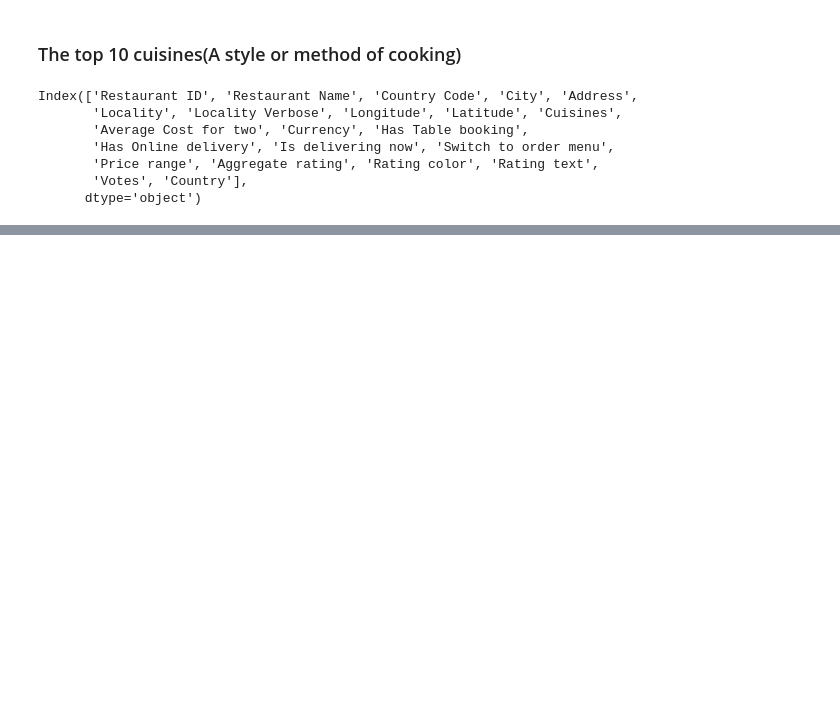
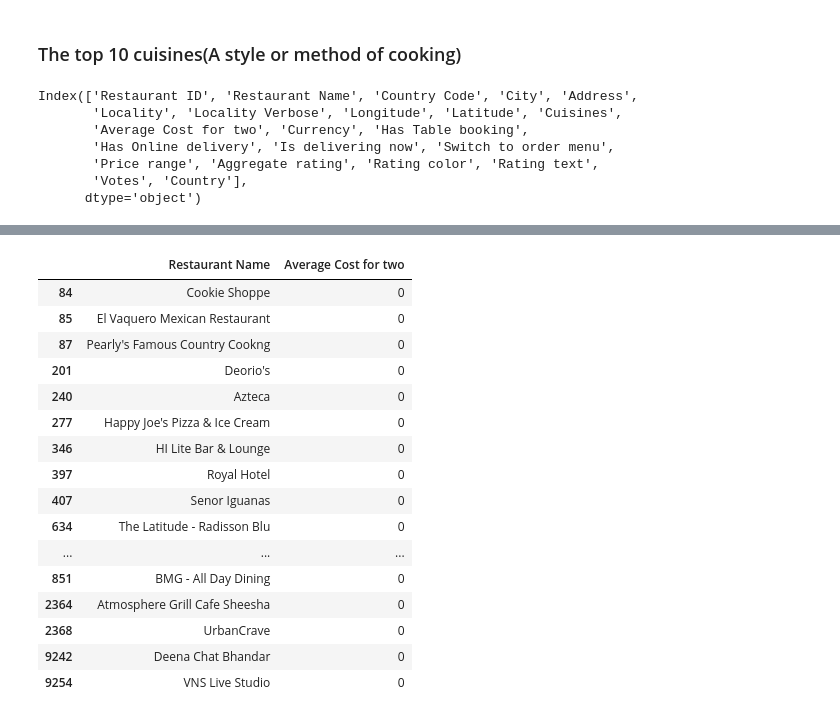
Before and after one commit to Ajayrajc1998/WEEK-10, a Jupyter notebook: WEEK 10.ipynb, the cells around one changed output, grey strips where cells are left out. Saved outputs shown, nothing was run; the diff lists cells and outputs as text; code cells hidden in the pictures; blank space fills up the shorter version.

```diff
--- a/WEEK 10.ipynb
+++ b/WEEK 10.ipynb
@@ -427,0 +441,3 @@ pd.DataFrame(a[:10])
+# %%
+a=final_df[['Restaurant Name','Average Cost for two']]
+a[a['Average Cost for two']==a['Average Cost for two'].max()]
@@ -427,0 +455,20 @@ pd.DataFrame(a[:10])
+# %%
+a[a['Average Cost for two']==a['Average Cost for two'].min()]
+# %% [output]
+|  | Restaurant Name | Average Cost for two |
+| 84 | Cookie Shoppe | 0 |
+| 85 | El Vaquero Mexican Restaurant | 0 |
+| 87 | Pearly's Famous Country Cookng | 0 |
+| 201 | Deorio's | 0 |
+| 240 | Azteca | 0 |
+| 277 | Happy Joe's Pizza & Ice Cream | 0 |
+| 346 | HI Lite Bar & Lounge | 0 |
+| 397 | Royal Hotel | 0 |
+| 407 | Senor Iguanas | 0 |
+| 634 | The Latitude - Radisson Blu | 0 |
+| ... | ... | ... |
+| 851 | BMG - All Day Dining | 0 |
+| 2364 | Atmosphere Grill Cafe Sheesha | 0 |
+| 2368 | UrbanCrave | 0 |
+| 9242 | Deena Chat Bhandar | 0 |
+| 9254 | VNS Live Studio | 0 |
```
Also changed, not shown: parts of 26 cells of this notebook.
